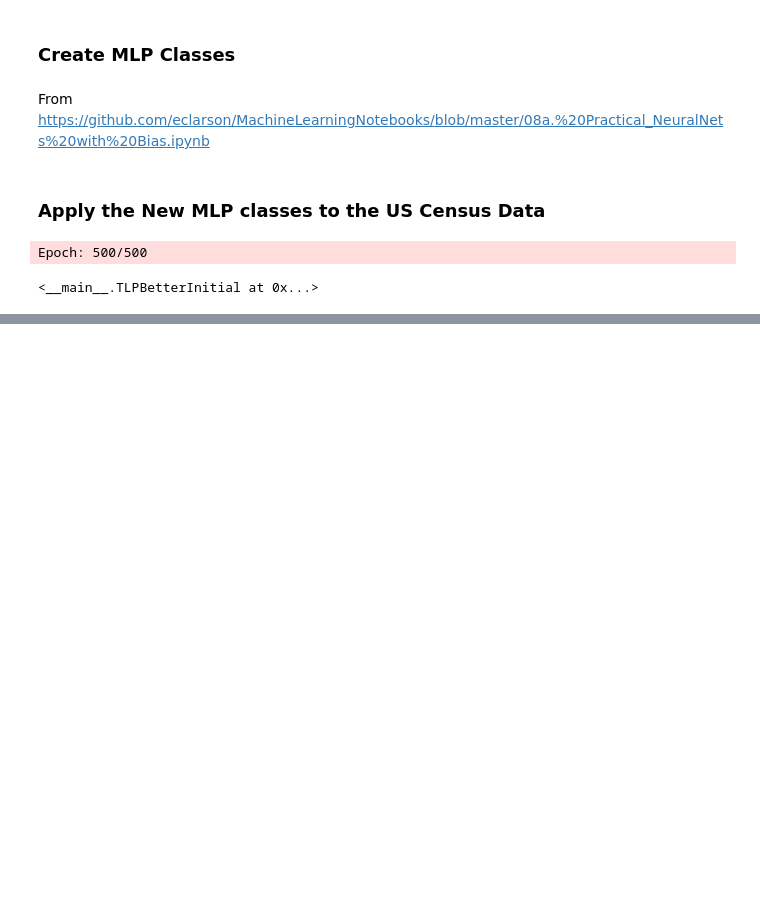
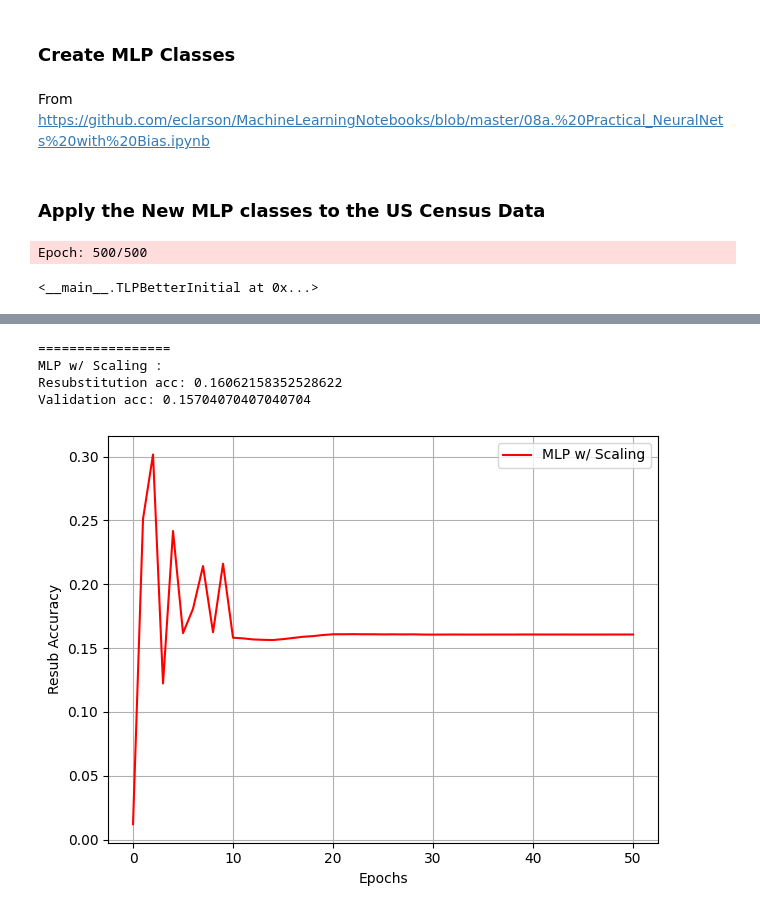
Before and after one commit to colew658/custom_mlp, a Jupyter notebook: custom_mlp.ipynb, the cells around one changed output, grey strips where cells are left out. Cells and saved outputs as stored; diff of their text form; code cells hidden in the pictures; blank space fills up the shorter version.

```diff
--- a/custom_mlp.ipynb
+++ b/custom_mlp.ipynb
@@ -471,0 +531,16 @@ Validation acc: 0.0
+# %%
+encoder = OneHotEncoder(sparse_output=False).set_output(transform="pandas")
+# Fit the encoder on the training data
+encoder.fit(x_train_scaled[["State"]])
+# Transform both training and test data
+x_train_encoded = encoder.transform(x_train_scaled[["State"]])
+x_test_encoded = encoder.transform(x_test_scaled[["State"]])
+# Concatenate the encoded state columns with the rest of the features
+x_train_final = pd.concat(
+    [x_train_scaled.drop(columns=["State"]), x_train_encoded],
+    axis=1,
+)
+x_test_final = pd.concat(
+    [x_test_scaled.drop(columns=["State"]), x_test_encoded],
+    axis=1,
+)
@@ -471,0 +565,17 @@ Validation acc: 0.0
+# %%
+print_result(
+    final_mlp,
+    x_train_final.to_numpy(),
+    y_train_cat.to_numpy(),
+    x_test_final.to_numpy(),
+    y_test_cat,
+    "MLP w/ Scaling",
+    "red",
+)
+plt.show()
+# %% [output]
+=================
+MLP w/ Scaling :
+Resubstitution acc: 0.16062158352528622
+Validation acc: 0.15704070407040704
+[figure, added]
```
Also changed, not shown: parts of 16 cells of this notebook.
